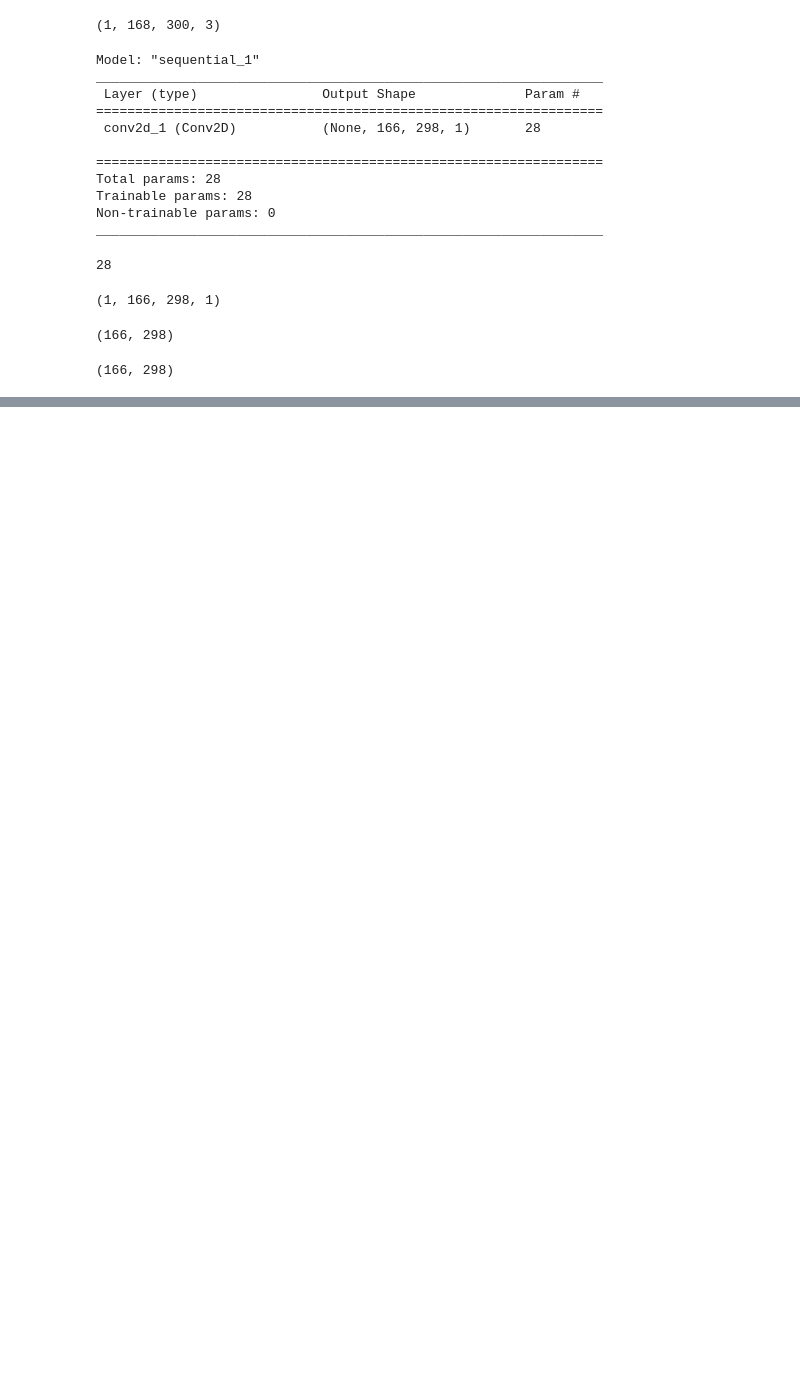
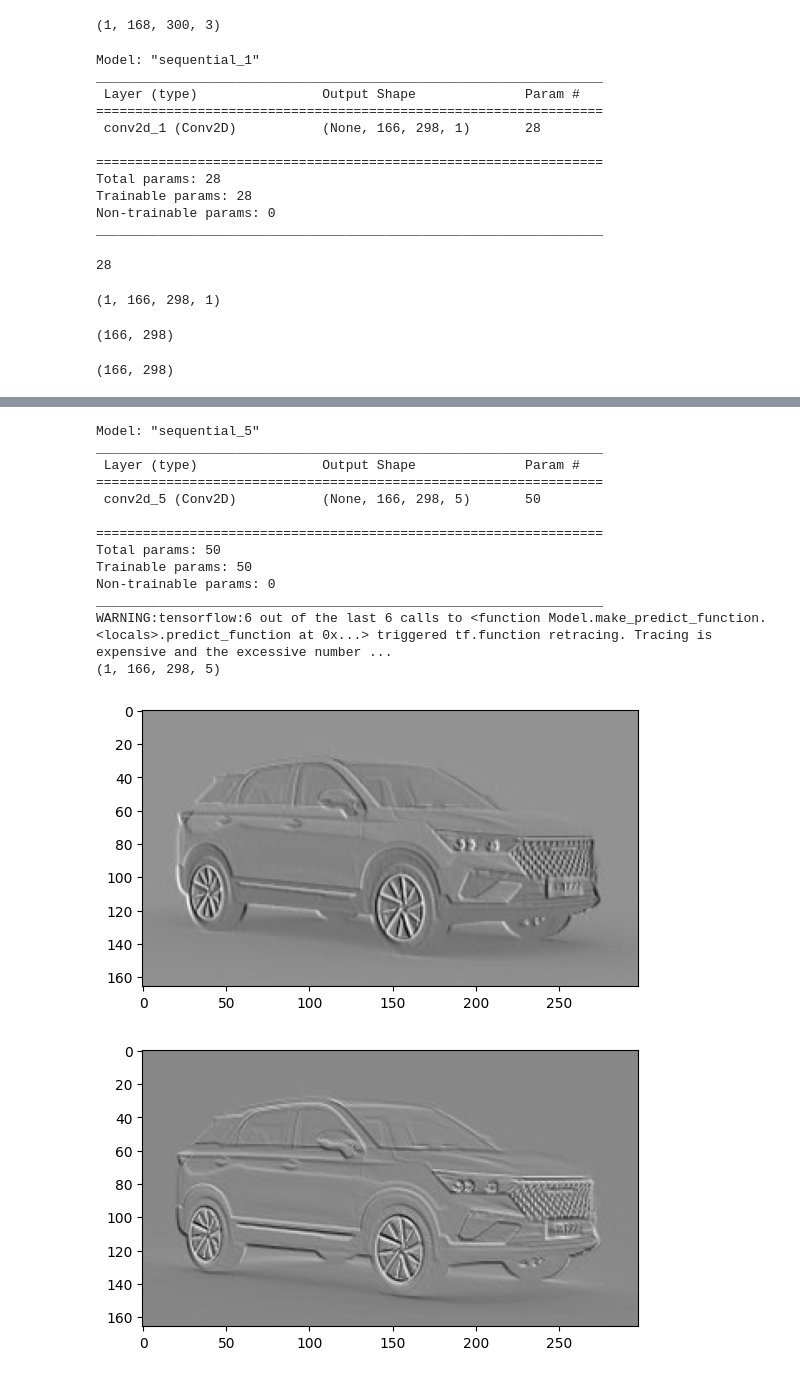
Before and after one commit to FazlullahBokhari/CNN, a Jupyter notebook: Conv and Pooling.ipynb, the cells around one changed output, grey strips where cells are left out. Cells and saved outputs as stored; diff of their text form; code cells hidden in the pictures; blank space fills up the shorter version.

Commit message:
conv

```diff
--- a/Conv and Pooling.ipynb
+++ b/Conv and Pooling.ipynb
@@ -299,0 +300,25 @@ WARNING:tensorflow:5 out of the last 5 calls to <function Model.make_predict_fun
+# %%
+img = read_img(path=img_path, grayscale=True)
+input_img = reshape_in(img, grayscale=True)
+model = get_conv_model(filters=5,
+                       kernel_size=(3,3),
+                       strides=(1,1),
+                       input_shape=input_img.shape[1:],
+                       padding="same")
+apply_conv_model_and_visualize(input_img,model)
+# %% [output]
+Model: "sequential_5"
+_________________________________________________________________
+ Layer (type)                Output Shape              Param #
+=================================================================
+ conv2d_5 (Conv2D)           (None, 166, 298, 5)       50
+
+=================================================================
+Total params: 50
+Trainable params: 50
+Non-trainable params: 0
+_________________________________________________________________
+WARNING:tensorflow:6 out of the last 6 calls to <function Model.make_predict_function.<locals>.predict_function at 0x...> triggered tf.function retracing. Tracing is expensive and the excessive number ...
+(1, 166, 298, 5)
+[figure, added]
+[figure, added]
```
Also changed, not shown: parts of 16 cells of this notebook, 1 other file.
